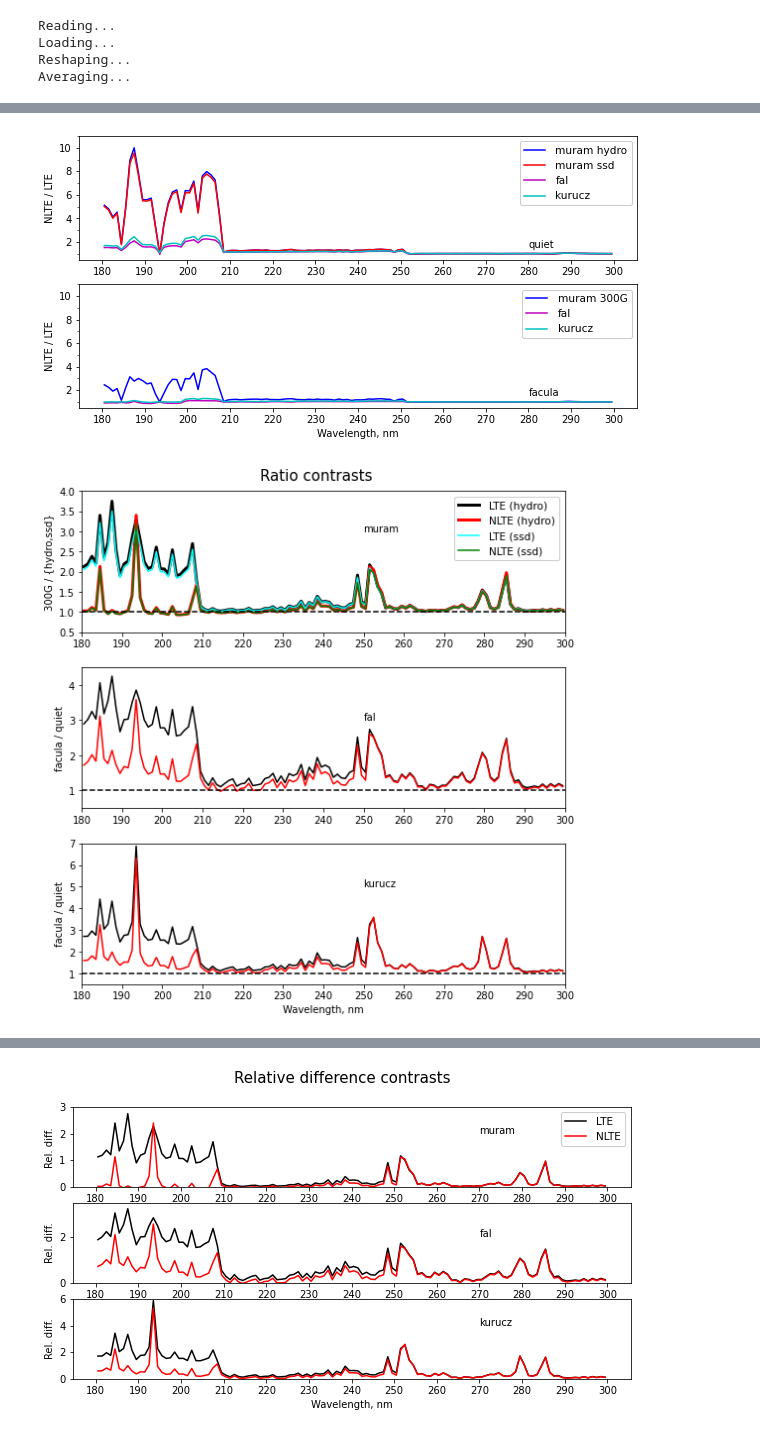
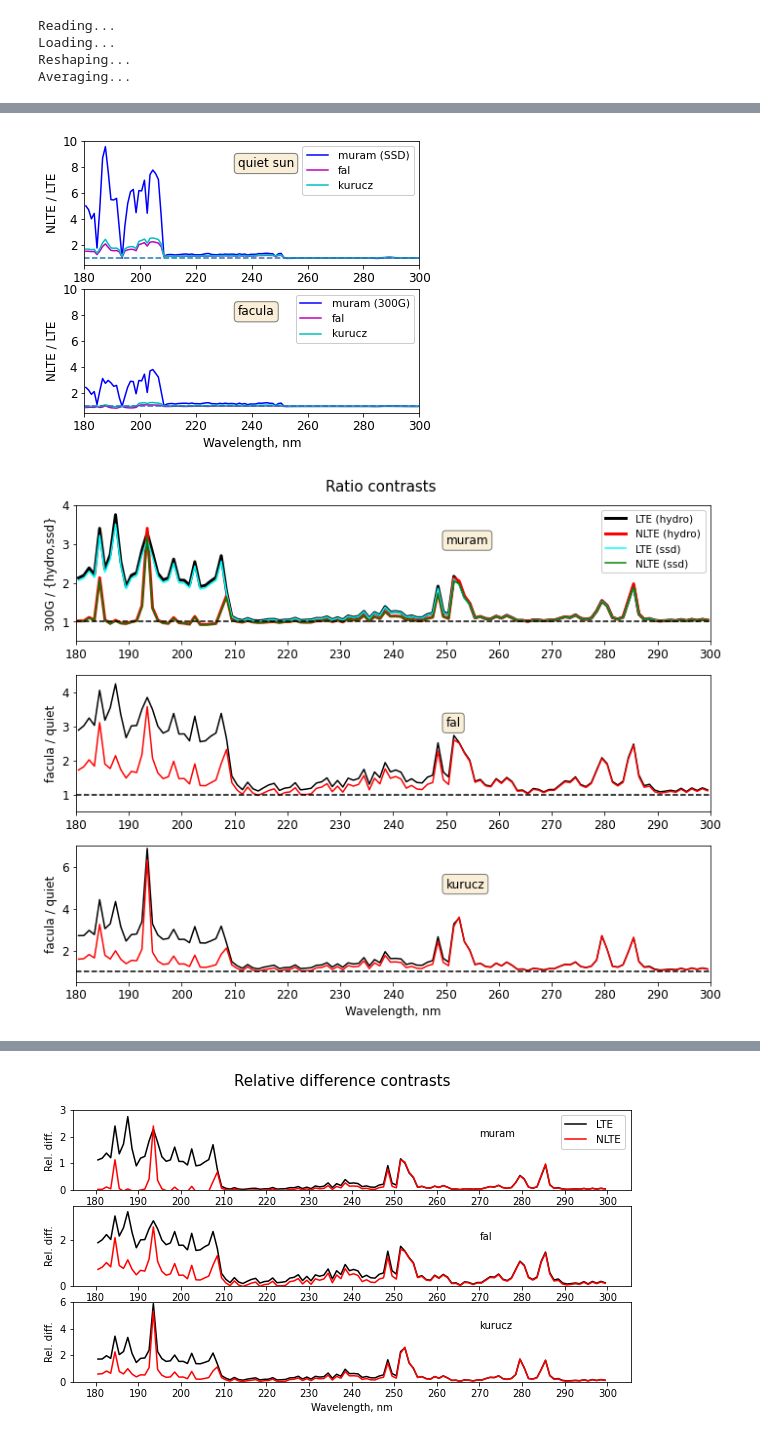
Before and after one commit to rtagirov/1.5D_mac, a Jupyter notebook: muram_spec_cbar.ipynb, the cells around one changed output, grey strips where cells are left out. Drawn from its saved outputs; the diff is of its cells as text; code cells hidden in the pictures.

```diff
--- a/muram_spec_cbar.ipynb
+++ b/muram_spec_cbar.ipynb
@@ -288,40 +394,49 @@ plt.show()
 # %%
-fig, ax = plt.subplots(nrows = 2, ncols = 1, figsize = (10, 5))
+fig, ax = plt.subplots(nrows = 2, ncols = 1, figsize = (6, 5))
 
 #fig.suptitle('Ratio of averaged intensities', fontsize = 15)
 
-ax[0].plot(w, I0n_m / I0l_m,       color = 'b', label = 'muram hydro')
-ax[0].plot(w, ISn_m / ISl_m,       color = 'r', label = 'muram ssd')
+#ax[0].plot(w, I0n_m / I0l_m,       color = 'b', label = 'muram hydro')
+ax[0].plot(w, ISn_m / ISl_m,       color = 'b', label = 'muram (SSD)')
 ax[0].plot(w, In_fal_q / Il_fal_q, color = 'm', label = 'fal')
 ax[0].plot(w, In_kur_q / Il_kur_q, color = 'c', label = 'kurucz')
 
-ax[1].plot(w, I3n_m / I3l_m,       color = 'b', label = 'muram 300G')
+ax[1].plot(w, I3n_m / I3l_m,       color = 'b', label = 'muram (300G)')
 ax[1].plot(w, In_fal_f / Il_fal_f, color = 'm', label = 'fal')
 ax[1].plot(w, In_kur_f / Il_kur_f, color = 'c', label = 'kurucz')
 
-ax[0].xaxis.set_major_locator(MultipleLocator(10))
-ax[0].yaxis.set_minor_locator(MultipleLocator(1))
-ax[1].xaxis.set_major_locator(MultipleLocator(10))
-ax[1].yaxis.set_minor_locator(MultipleLocator(1))
+ax[0].axhline(y = 1.0, linestyle = '--')
+ax[1].axhline(y = 1.0, linestyle = '--')
 
-ax[0].set_ylim(0.5, 11)
-ax[1].set_ylim(0.5, 11)
+#ax[0].xaxis.set_major_locator(MultipleLocator(10))
+#ax[0].yaxis.set_minor_locator(MultipleLocator(1))
+
+#ax[1].xaxis.set_major_locator(MultipleLocator(10))
+#ax[1].yaxis.set_minor_locator(MultipleLocator(1))
+
+ax[0].set_xlim(180, 300)
+ax[1].set_xlim(180, 300)
+
+ax[0].set_ylim(0.5, 10)
+ax[1].set_ylim(0.5, 10)
 
 ax[1].set_xlabel('Wavelength, nm')
 ax[0].set_ylabel('NLTE / LTE')
 ax[1].set_ylabel('NLTE / LTE')
 
-ax[0].text(280, 1.5, 'quiet')
-ax[1].text(280, 1.5, 'facula')
+props = dict(boxstyle='round', facecolor='wheat', alpha=0.5)
+
+ax[0].text(235, 8, 'quiet sun', bbox = props)
+ax[1].text(235, 8, 'facula', bbox = props)
 
 leg = ax[0].legend(framealpha = 1, loc = 1, handletextpad = 1, prop = {'size': 10.5})
 leg = ax[1].legend(framealpha = 1, loc = 1, handletextpad = 1, prop = {'size': 10.5})
 
 plt.savefig('nlte_lte_ratio.pdf', bbox_inches = 'tight')
 
 plt.show()
 # %% [output]
-[figure, old version]
+[figure, new version]
 # %%
 rcontr_n = I3n_m / I0n_m
 rcontr_l = I3l_m / I0l_m
@@ -335,7 +450,7 @@ rcontr_l_fal = Il_fal_f / Il_fal_q
 rcontr_n_kur = In_kur_f / In_kur_q
 rcontr_l_kur = Il_kur_f / Il_kur_q
 
-fig, ax = plt.subplots(nrows = 3, ncols = 1, figsize = (7.5, 7.5))
+fig, ax = plt.subplots(nrows = 3, ncols = 1, figsize = (10, 7.5))
 
 fig.tight_layout()
 
@@ -380,9 +495,11 @@ ax[0].xaxis.set_major_locator(MultipleLocator(10))
 ax[1].xaxis.set_major_locator(MultipleLocator(10))
 ax[2].xaxis.set_major_locator(MultipleLocator(10))
 
-ax[0].text(250, 3.0, 'muram')
-ax[1].text(250, 3.0, 'fal')
-ax[2].text(250, 5.0, 'kurucz')
+props = dict(boxstyle='round', facecolor='wheat', alpha=0.5)
+
+ax[0].text(250, 3.0, 'muram',  bbox = props)
+ax[1].text(250, 3.0, 'fal',    bbox = props)
+ax[2].text(250, 5.0, 'kurucz', bbox = props)
 
 leg = ax[0].legend(framealpha = 1, loc = 1, handletextpad = 1, prop = {'size': 10.5})
 
@@ -390,4 +507,4 @@ plt.savefig('ratio_contrasts.pdf', bbox_inches = 'tight')
 
 plt.show()
 # %% [output]
-[figure, old version]
+[figure, new version]
```
Also changed, not shown: parts of 6 cells of this notebook, 39 other files.
